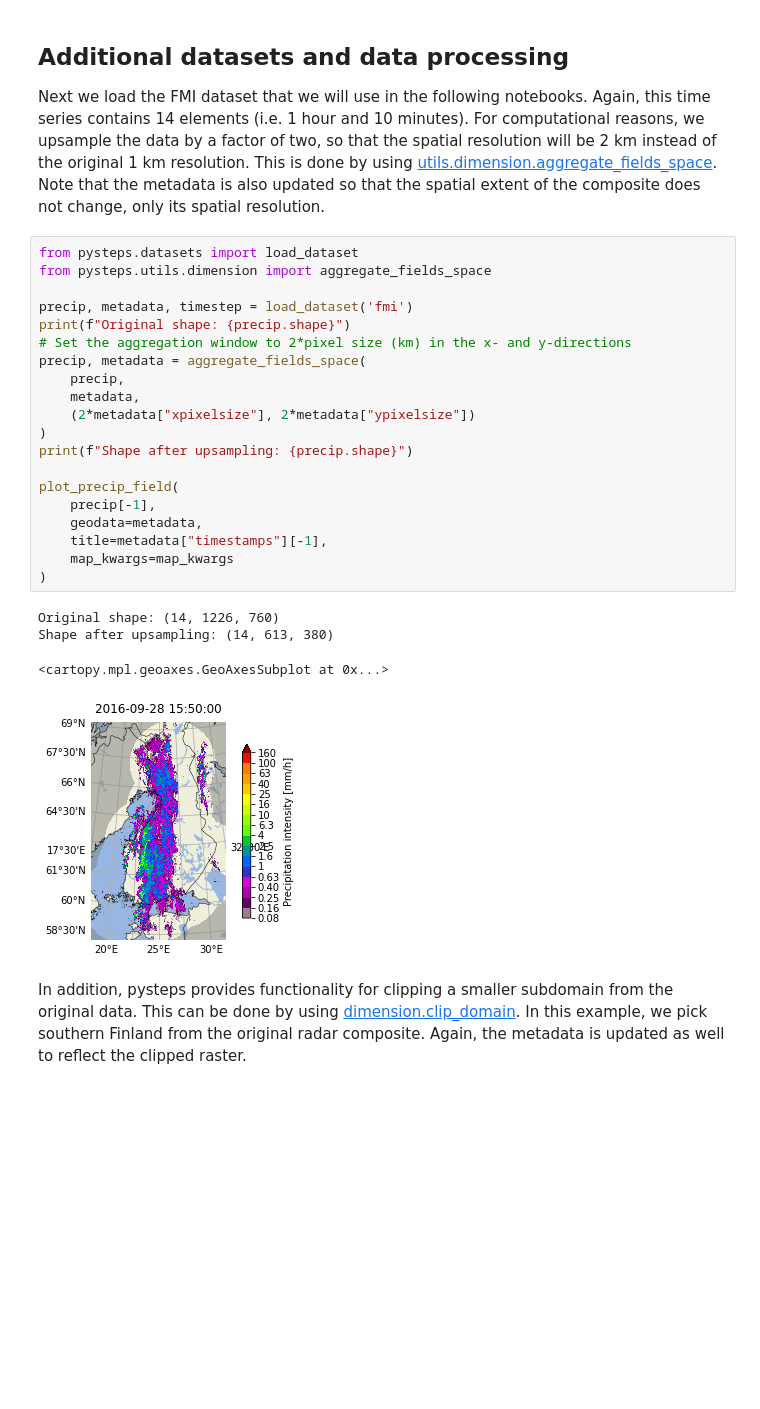
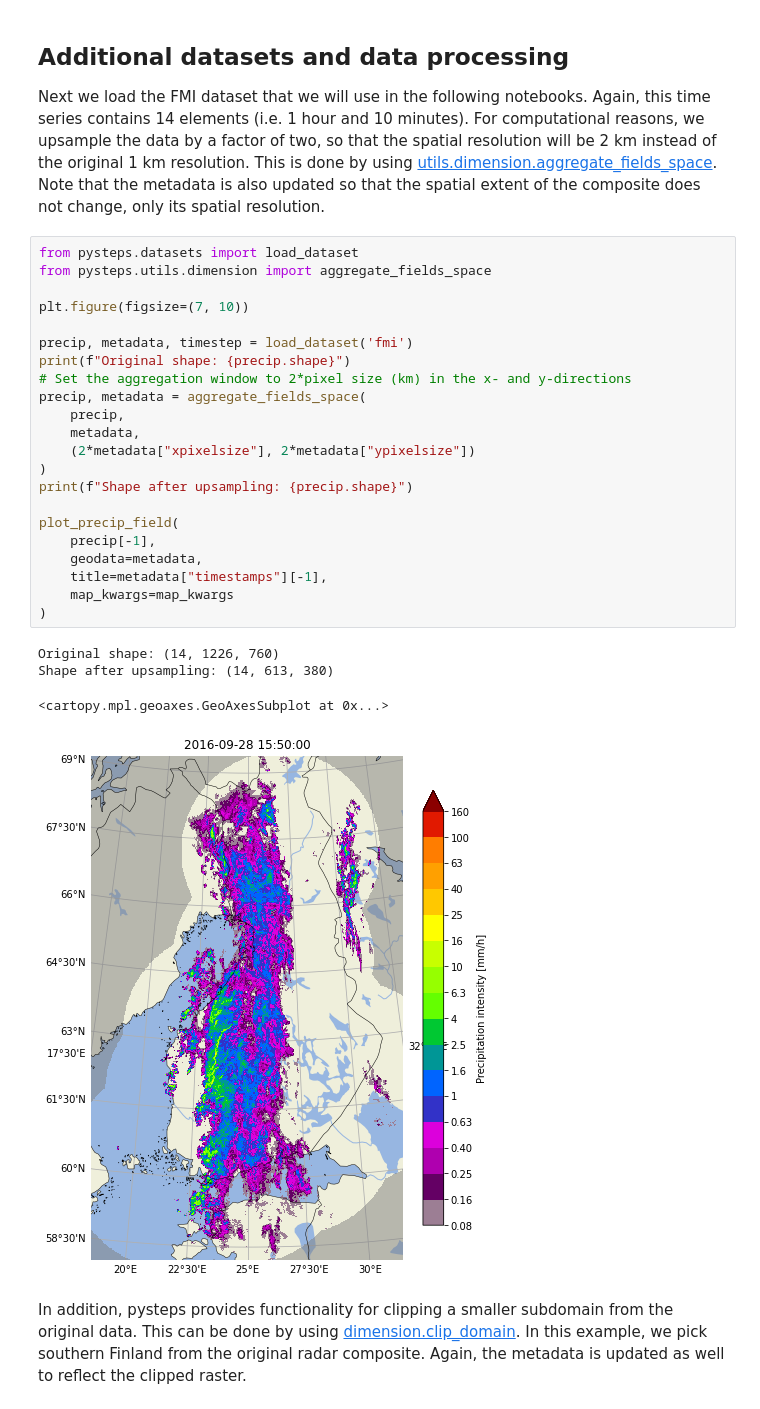
Before and after one commit to pySTEPS/ERAD-nowcasting-course-2022, a Jupyter notebook: hands-on-session-users/notebooks/block_02_input_data.ipynb, the cells around one changed output. Cells and saved outputs as stored; diff of their text form; blank space fills up the shorter version.

Commit message:
Use helper notebook and increase figure sizes

```diff
--- a/hands-on-session-users/notebooks/block_02_input_data.ipynb
+++ b/hands-on-session-users/notebooks/block_02_input_data.ipynb
@@ -145,28 +145,30 @@ Next we load the FMI dataset that we will use in the following notebooks. Again,
 # %%
 from pysteps.datasets import load_dataset
 from pysteps.utils.dimension import aggregate_fields_space
+
+plt.figure(figsize=(7, 10))
 
 precip, metadata, timestep = load_dataset('fmi')
 print(f"Original shape: {precip.shape}")
 # Set the aggregation window to 2*pixel size (km) in the x- and y-directions
 precip, metadata = aggregate_fields_space(
     precip,
     metadata,
     (2*metadata["xpixelsize"], 2*metadata["ypixelsize"])
 )
 print(f"Shape after upsampling: {precip.shape}")
 
 plot_precip_field(
     precip[-1],
     geodata=metadata,
     title=metadata["timestamps"][-1],
     map_kwargs=map_kwargs
 )
 # %% [output]
 Original shape: (14, 1226, 760)
 Shape after upsampling: (14, 613, 380)
 <cartopy.mpl.geoaxes.GeoAxesSubplot at 0x...>
-[figure, old version]
+[figure, new version]
 # %% [markdown]
 In addition, pysteps provides functionality for clipping a smaller subdomain from the original data. This can be done by using [dimension.clip_domain](https://pysteps.readthedocs.io/en/stable/generated/pysteps.utils.dimension.clip_domain.html#pysteps.utils.dimension.clip_domain). In this example, we pick southern Finland from the original radar composite. Again, the metadata is updated as well to reflect the clipped raster.
 # %%
```
Also changed, not shown: parts of 3 cells of this notebook.
